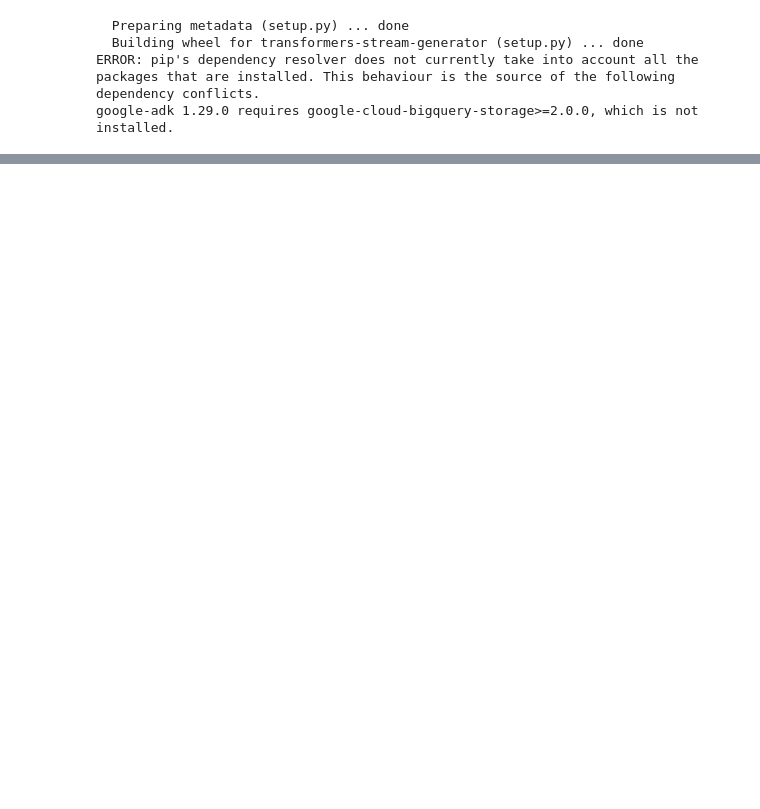
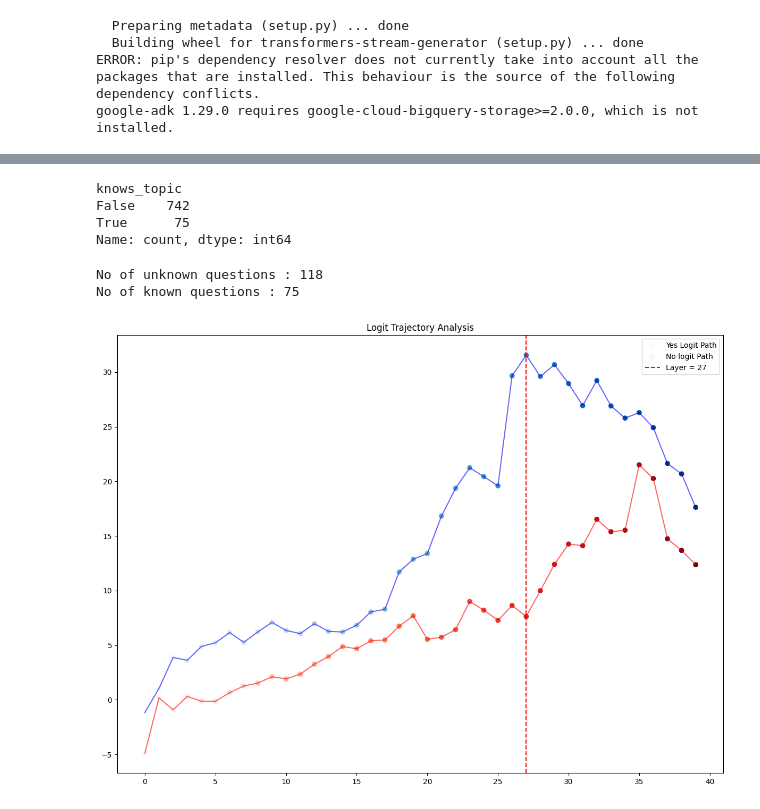
Before and after one commit to coolenough/Sychophancy, a Jupyter notebook: Mechinterp.ipynb, the cells around one changed output, grey strips where cells are left out. Saved outputs shown, nothing was run; the diff lists cells and outputs as text; code cells hidden in the pictures; blank space fills up the shorter version.

```diff
--- a/Mechinterp.ipynb
+++ b/Mechinterp.ipynb
@@ -45,5 +70,5 @@ torch.cuda.empty_cache()
 # %%
-model_name = "microsoft/Phi-3.5-mini-instruct"
+model_name = "Qwen/Qwen1.5-4B-Chat"
 
 device = utils.get_device()
 
@@ -54,6 +79,8 @@ model = TransformerBridge.boot_transformers(
     device = device,
     dtype = torch.float16,
 )
+
+print("Completed loading models ...")
 # %% [output]
 using device cuda
 Warning: You are sending unauthenticated requests to the HF Hub. Please set a HF_TOKEN to enable higher rate limits and faster downloads.
@@ -282,0 +244,2 @@ df_trajectories.to_csv("tr.csv")
+# %%
+df_ques = create_question_dataset(df , model)
@@ -282,0 +255,7 @@ df_trajectories.to_csv("tr.csv")
+# %%
+df_ques.knows_topic.value_counts()
+# %% [output]
+knows_topic
+False    742
+True      75
+Name: count, dtype: int64
@@ -283,3 +264,21 @@ df_trajectories.to_csv("tr.csv")
+# %%
+df_known = df[df_ques.knows_topic]
+df_unknown = df[df_ques.cnf < 0.01]
+
+df_known.to_csv("known_questions.csv")
+df_unknown.to_csv("unknown_question.csv")
+# %%
+print(f"No of unknown questions : {len(df_unknown)}")
+print(f"No of known questions : {len(df_known)}")
+# %% [output]
+No of unknown questions : 118
+No of known questions : 75
+# %%
+df_trajectories, n_layers, layer_index = create_trajectory_dataset(df_known , model)
+# %%
+plot_avg_logit_trajectories(df_trajectories , model.cfg.n_layers , layer_index)
+# %% [output]
+[figure, added]
 # %%
 df_trajectories.sychophantic.value_counts()
 # %% [output]
```
Also changed, not shown: parts of 44 cells of this notebook.
